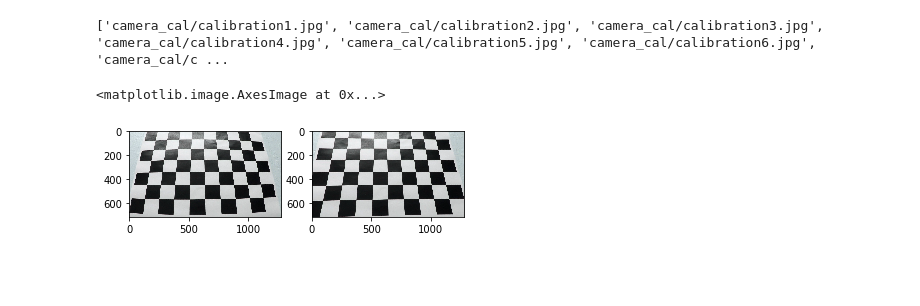
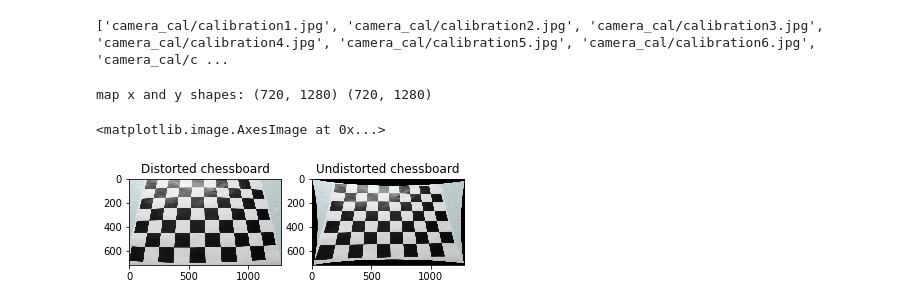
Before and after one commit to mandermo/CarND-Advanced-Lane-Lines, a Jupyter notebook: AdvancedLaneFinding.ipynb, the cells around one changed output. Saved outputs shown, nothing was run; the diff lists cells and outputs as text; code cells hidden in the pictures; blank space fills up the shorter version.

```diff
--- a/AdvancedLaneFinding.ipynb
+++ b/AdvancedLaneFinding.ipynb
@@ -42,19 +42,41 @@ objp[:,:2] = np.mgrid[0:chessColumns,0:chessRows].T.reshape(-1,2) # keep third d
 
 objpts = [objp] * len(imgpts)
 
-ret, cameraMatrix, distCoeffs, rvecs, tvecs = cv2.calibrateCamera(objpts, imgpts, calibimgs[0].shape[1::-1], None, None)
+imageDim = calibimgs[0].shape[1::-1]
+
+ret, cameraMatrix, distCoeffs, rvecs, tvecs = cv2.calibrateCamera(objpts, imgpts, imageDim, None, None)
 # %% [output]
 ['camera_cal/calibration1.jpg', 'camera_cal/calibration2.jpg', 'camera_cal/calibration3.jpg', 'camera_cal/calibration4.jpg', 'camera_cal/calibration5.jpg', 'camera_cal/calibration6.jpg', 'camera_cal/c ...
-# %%
-# Show one img restored
-distorted = calibimgs[3-1]
-undistorted = cv2.undistort(distorted, cameraMatrix, distCoeffs)
-
-plt.subplot(121)
-plt.imshow(distorted)
-
-plt.subplot(122)
-plt.imshow(undistorted)
-# %% [output]
-<matplotlib.image.AxesImage at 0x...>
-[figure, removed]
+# %%
+# Was a bit tricky to work with cv2.undistortPoints() since it doesn't output image coordinates
+# when I called it like this: cv2.undistort(distorted, cameraMatrix, distCoeffs)
+# Also doing this calculation once should be faster than letting cv2.undistort do it every time.
+newCameraMatrix,roi = cv2.getOptimalNewCameraMatrix(cameraMatrix,distCoeffs,imageDim,1.,imageDim)
+mapx,mapy = cv2.initUndistortRectifyMap(cameraMatrix,distCoeffs,None,newCameraMatrix,imageDim,cv2.CV_32FC1)
+def undistortRoadImg(img):
+    return cv2.remap(img,mapx,mapy,cv2.INTER_LINEAR)
+
+print('map x and y shapes: {} {}'.format(mapx.shape, mapy.shape))
+def undistortRoadImgPoints(pts):
+    #res = [(mapx[pt[1],pt[0]], mapy[pt[1],pt[0]]) for pt in np.rint(pts).astype(int)]
+    #return np.array(res, np.float32)
+    pts = pts[:,np.newaxis,:]
+    res = cv2.undistortPoints(pts, cameraMatrix, distCoeffs, P=newCameraMatrix)
+    res = np.squeeze(res)
+    return res
+
+# Show one img restored
+distorted = calibimgs[3-1]
+undistorted = undistortRoadImg(distorted) #cv2.undistort(distorted, cameraMatrix, distCoeffs)
+
+plt.subplot(121)
+plt.title('Distorted chessboard')
+plt.imshow(distorted)
+
+plt.subplot(122)
+plt.title('Undistorted chessboard')
+plt.imshow(undistorted)
+# %% [output]
+map x and y shapes: (720, 1280) (720, 1280)
+<matplotlib.image.AxesImage at 0x...>
+[figure, added]
```
Also changed, not shown: parts of 1 cell of this notebook.
